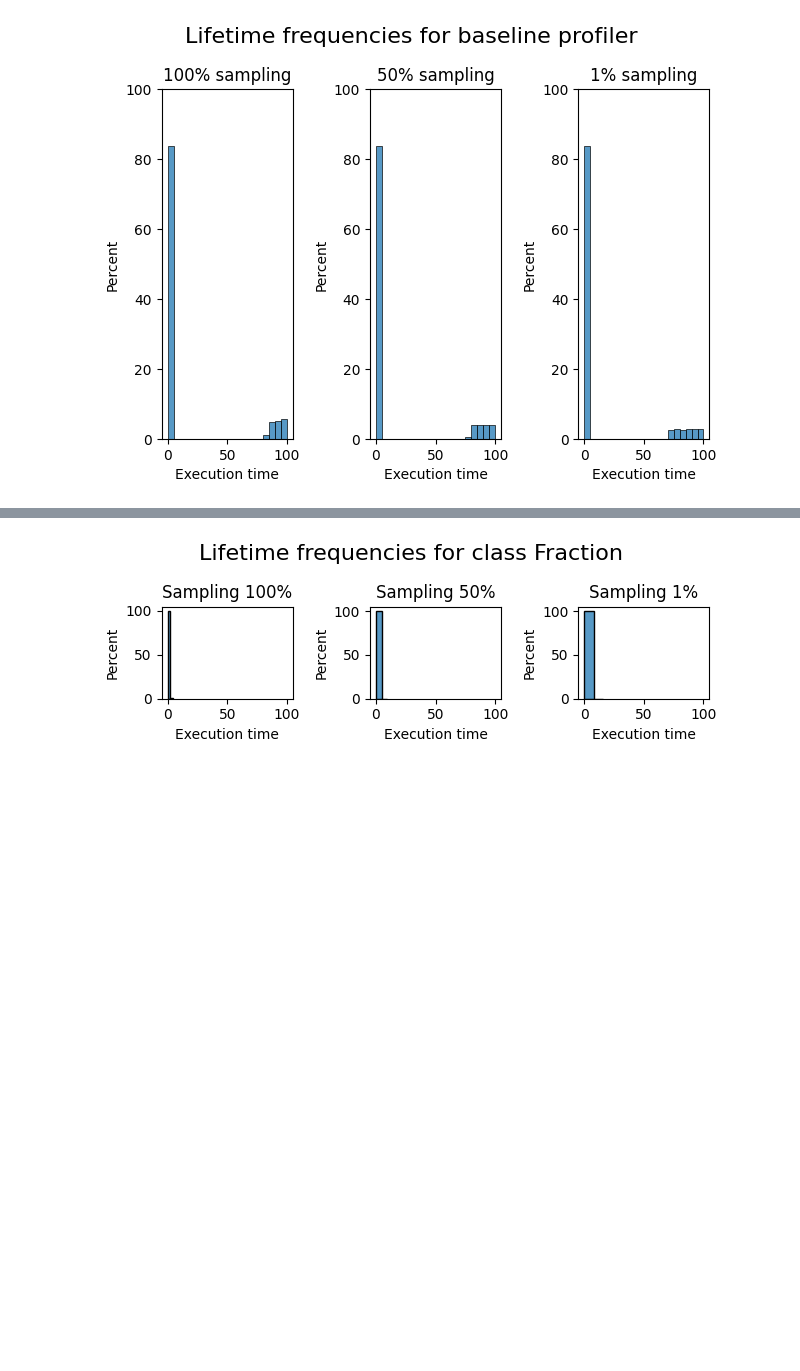
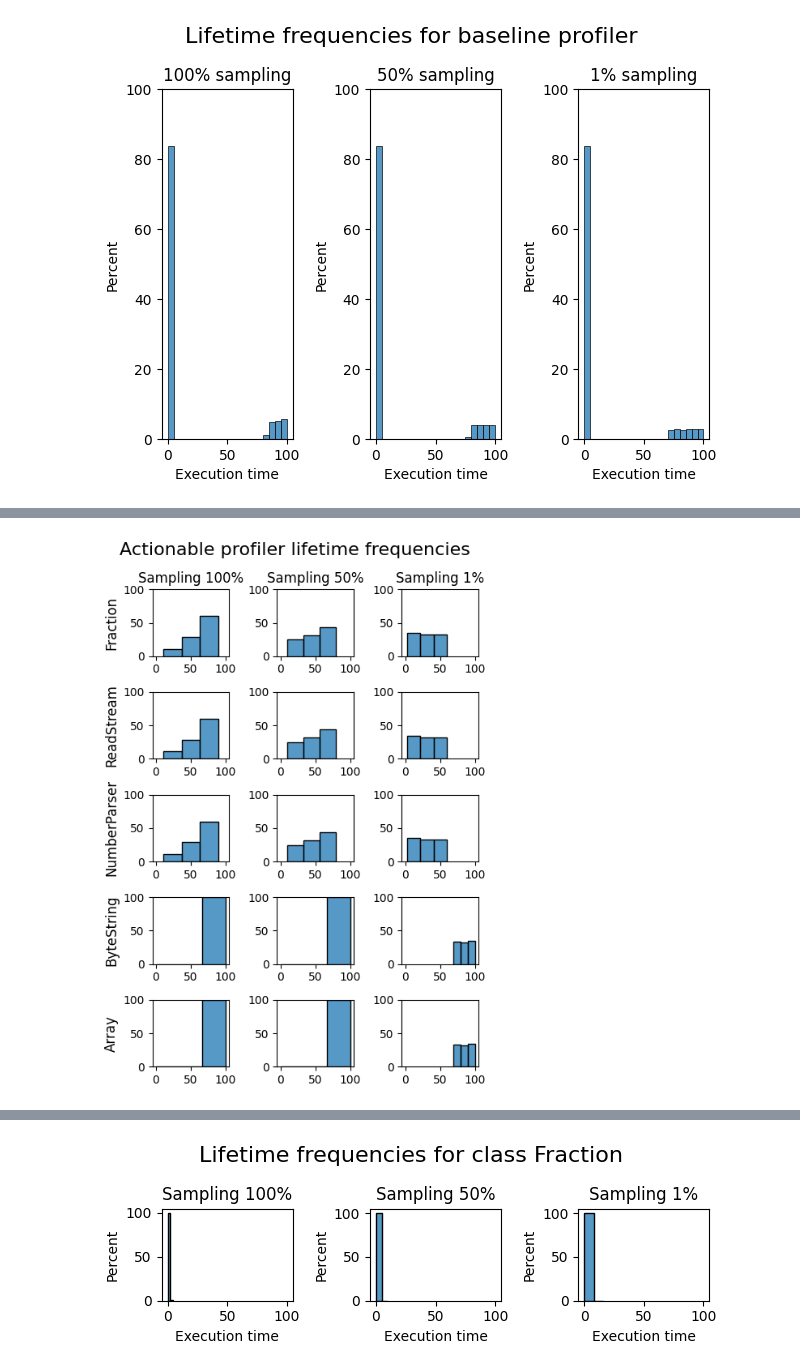
Before and after one commit to jordanmontt/application-classification-experiment, a Jupyter notebook: python/new-notebook.ipynb, the cells around one changed output, grey strips where cells are left out. Cells and saved outputs as stored; diff of their text form; code cells hidden in the pictures; blank space fills up the shorter version.

```diff
--- a/python/new-notebook.ipynb
+++ b/python/new-notebook.ipynb
@@ -37 +59,5 @@ plot_relative_frequencies_histogram('baseline profiler', df_100, df_50, df_1)
+# %%
+plot_lifetime_frequencies_by_class(top_allocated_classes, df_100_a, df_50_a, df_1_a, "Actionable profiler lifetime frequencies")
+# %% [output]
+[figure, added]
 # %%
```
Also changed, not shown: parts of 6 cells of this notebook, 1 other file.
